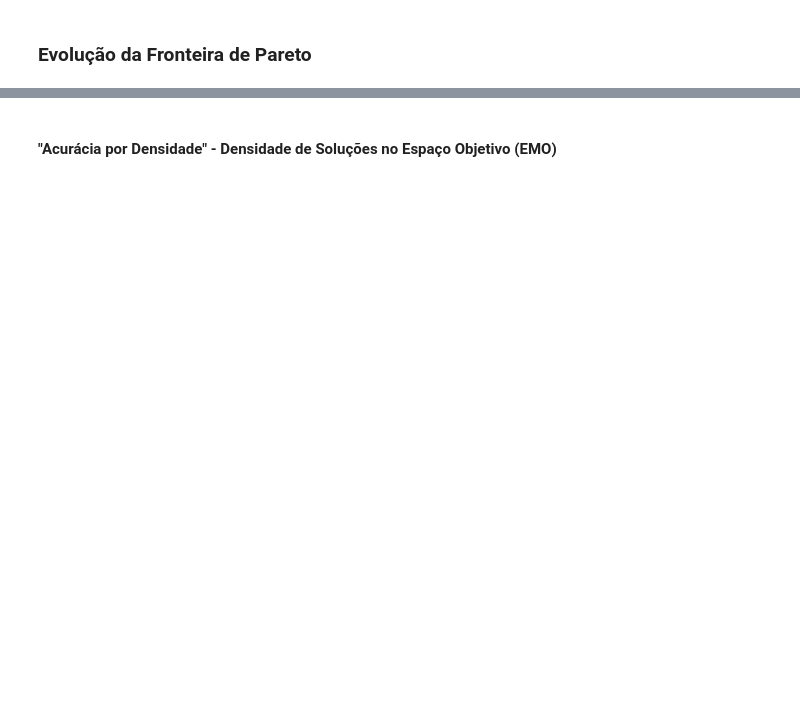
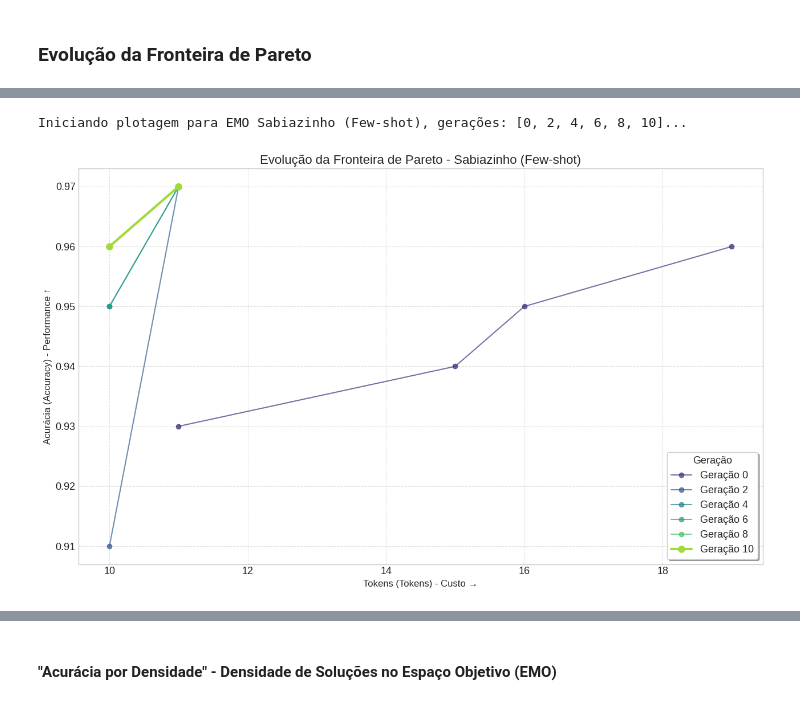
Before and after one commit to SaraCamara/mo-prompt-project, a Jupyter notebook: results/artigo_analise_resultados.ipynb, the cells around one changed output, grey strips where cells are left out. Saved outputs shown, nothing was run; the diff lists cells and outputs as text; code cells hidden in the pictures; blank space fills up the shorter version.

```diff
--- a/results/artigo_analise_resultados.ipynb
+++ b/results/artigo_analise_resultados.ipynb
@@ -684,0 +773,34 @@ Dados de geração EMO Sabiazinho não carregados.
+# %%
+# 1. Define a lista com as gerações que queremos visualizar, até o máximo de 10.
+geracoes_desejadas = [0, 2, 4, 6, 8, 10]
+
+print(f"Iniciando plotagem para EMO Sabiazinho (Few-shot), gerações: {geracoes_desejadas}...")
+
+# 2. Carregamento dos dados (se necessário)
+# O código assume que `emo_sabiazinho_few_shot_gens` já foi carregado.
+# Se não, descomente as linhas abaixo para carregá-lo.
+#
+# if 'emo_sabiazinho_few_shot_gens' not in locals() or emo_sabiazinho_few_shot_gens.empty:
+#     print("Carregando dados de geração...")
+#     emo_sabiazinho_few_shot_gens = load_single_experiment_data(
+#         opt_type='emo',
+#         model_key='sabiazinho',
+#         strategy_param='few-shot',
+#         data_type='all_generations'
+#     )
+
+# 3. Verificação e Plotagem
+if 'emo_sabiazinho_few_shot_gens' in locals() and not emo_sabiazinho_few_shot_gens.empty:
+    # Chama a função de plotagem passando a lista de gerações que definimos.
+    plot_pareto_evolution(
+        df_generations=emo_sabiazinho_few_shot_gens,
+        model_name='Sabiazinho',
+        strategy_name='Few-shot',
+        specific_generations=geracoes_desejadas # <-- Passando a lista corrigida
+    )
+else:
+    print("\nO DataFrame 'emo_sabiazinho_few_shot_gens' não foi encontrado ou está vazio.")
+    print("Execute a célula de carregamento de dados para este experimento primeiro.")
+# %% [output]
+Iniciando plotagem para EMO Sabiazinho (Few-shot), gerações: [0, 2, 4, 6, 8, 10]...
+[figure, added]
```
Also changed, not shown: parts of 30 cells of this notebook, 4 other files.
